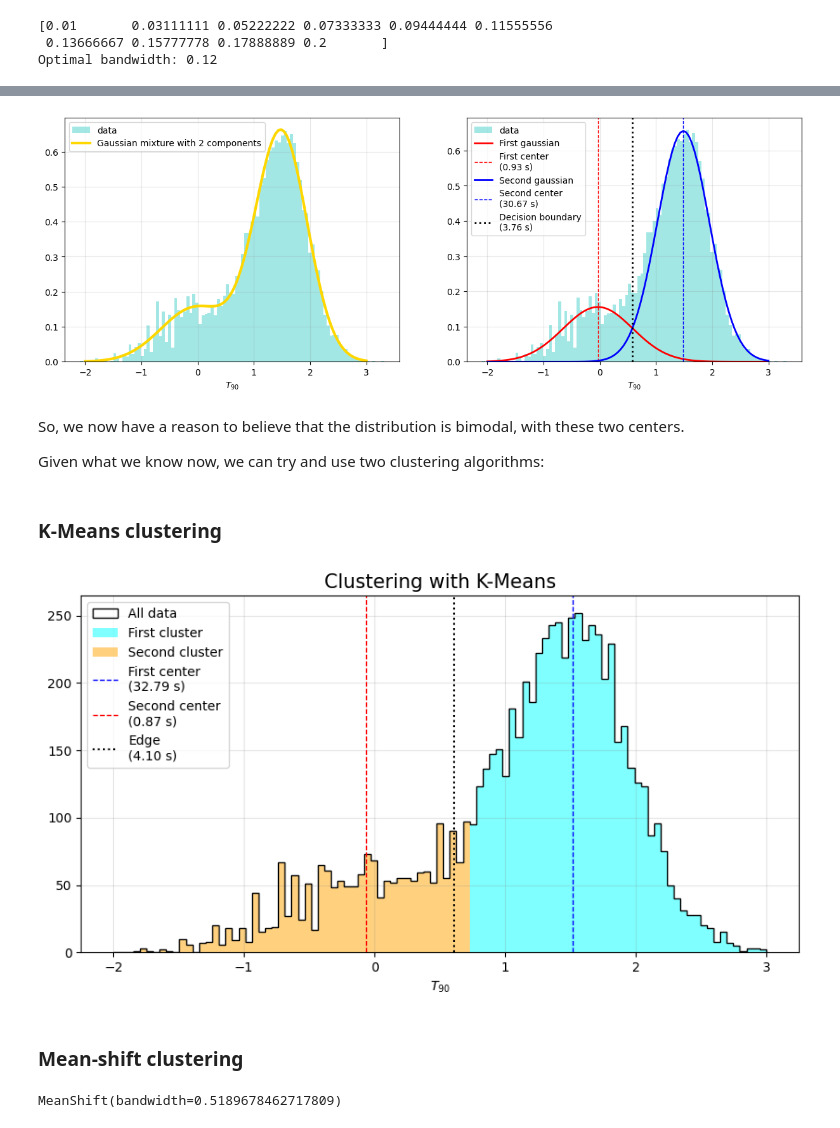
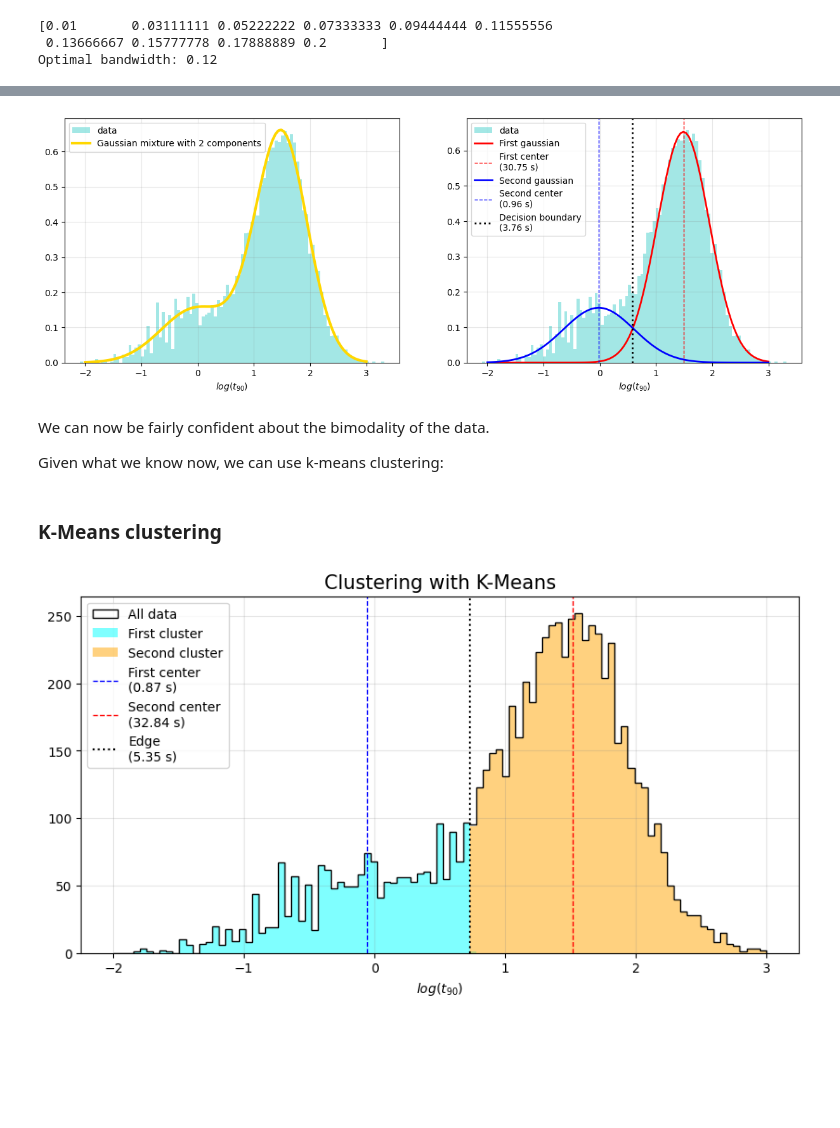
Before and after one commit to Alice-Palladino/astrostatistics_bicocca_2024, a Jupyter notebook: working/L14 - Gamma Ray Bursts.ipynb, the cells around one changed output, grey strips where cells are left out. Drawn from its saved outputs; the diff is of its cells as text; code cells hidden in the pictures; blank space fills up the shorter version.

Commit message:
Added initial plots

```diff
--- a/working/L14 - Gamma Ray Bursts.ipynb
+++ b/working/L14 - Gamma Ray Bursts.ipynb
@@ -155,7 +208,7 @@ fig, ax = plt.subplots(1, 2, figsize=(15, 5))
 ax[0].hist(logt90, bins=100, density=True, color='mediumturquoise', alpha=0.5, label = 'data')
 ax[0].plot(xgrid, np.exp(best_model.score_samples(xgrid[:, np.newaxis])), c='gold', lw= 3, label = 'Gaussian mixture with 2 components')
 ax[0].grid(c='grey', alpha = 0.2)
-ax[0].set_xlabel('$T_{90}$')
+ax[0].set_xlabel('$log(t_{90})$')
 ax[0].legend(loc='upper left')
 
 # Plotting the single gaussians
@@ -171,51 +224,46 @@ ax[1].plot(xgrid, pdf_contr[:, 1], c='blue', lw= 2, label = 'Second gaussian')
 ax[1].axvline(means[1], c='blue', lw = 1, ls = '--', label = 'Second center\n(%.2f s)' % 10**means[1])
 ax[1].axvline(decision_boundary, c='black', lw = 2, ls = ':', label = 'Decision boundary\n(%.2f s)' % 10**decision_boundary)
 ax[1].grid(c='grey', alpha = 0.2)
-ax[1].set_xlabel('$T_{90}$')
+ax[1].set_xlabel('$log(t_{90})$')
 ax[1].legend(loc='upper left')
 plt.show()
 # %% [output]
-[figure, old version]
+[figure, new version]
 # %% [markdown]
-So, we now have a reason to believe that the distribution is bimodal, with these two centers.
+We can now be fairly confident about the bimodality of the data.
 
-Given what we know now, we can try and use two clustering algorithms:
+Given what we know now, we can use k-means clustering:
 # %% [markdown]
 ### K-Means clustering
+# %%
+scaler = preprocessing.StandardScaler()
+scaled_logt90 = scaler.fit_transform(logt90[:, np.newaxis])
 # %%
-logt90_new = logt90[:, np.newaxis]
-clf = KMeans(n_clusters=2,n_init='auto')
-clf.fit(logt90_new)
-centers = clf.cluster_centers_
-labels = clf.predict(logt90_new)
+km = KMeans(n_clusters=2)
+km.fit(scaled_logt90)
 
-#print(10**centers)
-#print(labels)
+scaled_centers_km = km.cluster_centers_
+labels_km = km.predict(scaled_logt90)
 
-short_t90 = logt90_new[labels==0]
-long_t90 = logt90_new[labels==1]
-edge = np.mean([max(short_t90), min(long_t90)])
+if scaled_centers_km[0] > scaled_centers_km[1]:
+    scaled_centers_km = scaled_centers_km[::-1]
+    labels_km = np.array(~np.array(labels_km, dtype='bool'), dtype='int')
+
+centers_km = scaler.inverse_transform(scaled_centers_km)
+
+edge_km = np.mean([max(logt90[labels_km==0]), min(logt90[labels_km==1])])
 # %%
 plt.figure(figsize=(10, 5))
 plt.hist(logt90, bins=np.linspace(-2, 3, 100), color='black', histtype = 'step', linewidth=1, label = 'All data')
-plt.hist(short_t90, bins=np.linspace(-2, 3, 100), color='cyan', alpha = 0.5, label = 'First cluster')
-plt.hist(long_t90, bins=np.linspace(-2, 3, 100), color='orange', alpha = 0.5, label = 'Second cluster')
-plt.axvline(centers[0], c = 'blue', lw = 1, ls = '--', label = 'First center\n(%.2f s)' % 10**centers[0][0])
-plt.axvline(centers[1], c = 'red', lw = 1, ls = '--', label = 'Second center\n(%.2f s)' % 10**centers[1][0])
-plt.axvline(edge, c = 'black', lw = 1.5, ls = ':', label = 'Edge\n(%.2f s)' % 10**edge)
+plt.hist(logt90[labels_km==0], bins=np.linspace(-2, 3, 100), color='cyan', alpha = 0.5, label = 'First cluster')
+plt.hist(logt90[labels_km==1], bins=np.linspace(-2, 3, 100), color='orange', alpha = 0.5, label = 'Second cluster')
+plt.axvline(centers_km[0], c = 'blue', lw = 1, ls = '--', label = 'First center\n(%.2f s)' % 10**centers_km[0][0])
+plt.axvline(centers_km[1], c = 'red', lw = 1, ls = '--', label = 'Second center\n(%.2f s)' % 10**centers_km[1][0])
+plt.axvline(edge_km, c = 'black', lw = 1.5, ls = ':', label = 'Edge\n(%.2f s)' % 10**edge_km)
 plt.grid(c='grey', alpha = 0.2)
-plt.xlabel('$T_{90}$')
+plt.xlabel('$log(t_{90})$')
 plt.title('Clustering with K-Means', fontsize = 15)
 plt.legend(loc='upper left')
 plt.show()
 # %% [output]
-[figure, old version]
+[figure, new version]
-# %% [markdown]
-### Mean-shift clustering
-# %%
-bandwidth = estimate_bandwidth(logt90_new)
-scaler = preprocessing.StandardScaler()
-ms = MeanShift(bandwidth=bandwidth)
-ms.fit(scaler.fit_transform(logt90_new))
-# %% [output]
-MeanShift(bandwidth=0.5189678462717809)
```
Also changed, not shown: parts of 17 cells of this notebook.
